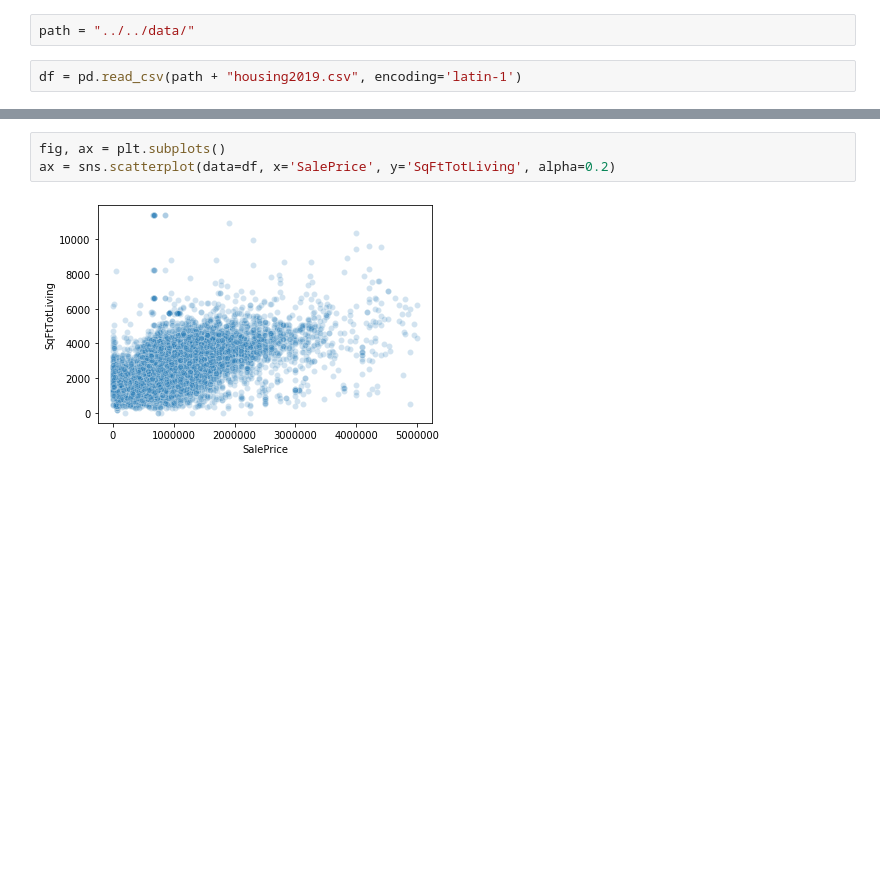
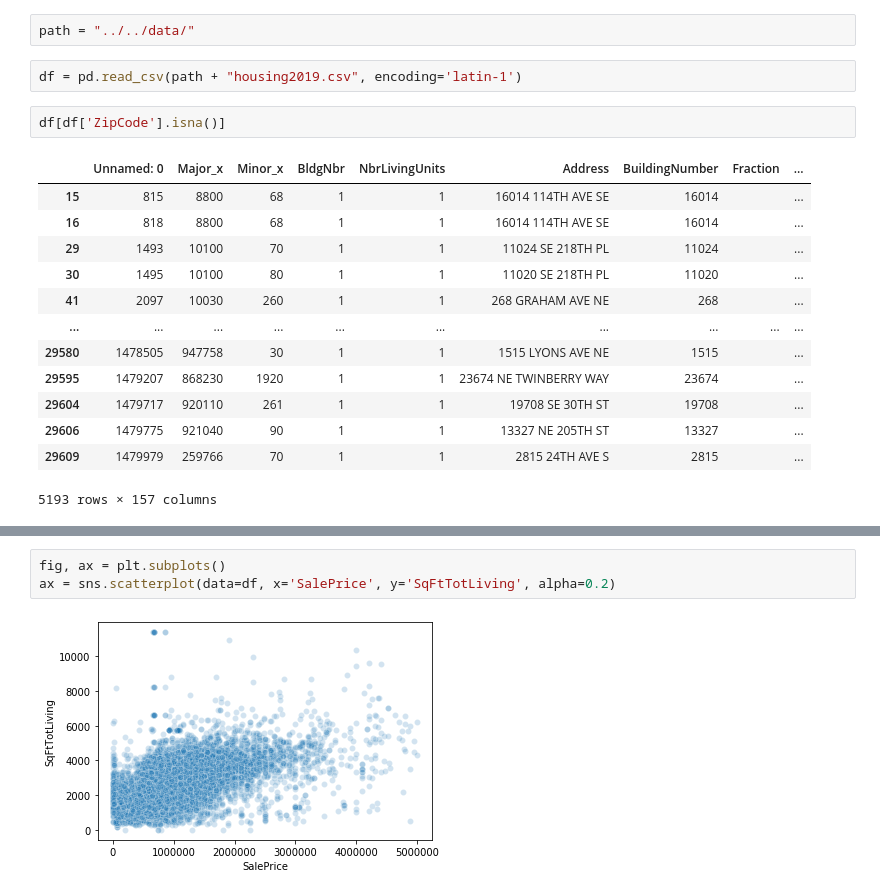
Before and after one commit to sam-thurman/king_county_housing, a Jupyter notebook: notebooks/exploratory/calvin_explore-Copy2.ipynb, the cells around one changed output, grey strips where cells are left out. Cells and saved outputs as stored; diff of their text form; blank space fills up the shorter version.

```diff
--- a/notebooks/exploratory/calvin_explore-Copy2.ipynb
+++ b/notebooks/exploratory/calvin_explore-Copy2.ipynb
@@ -13,4 +99,20 @@ from statsmodels.stats.outliers_influence import variance_inflation_factor
 path = "../../data/"
 # %%
 df = pd.read_csv(path + "housing2019.csv", encoding='latin-1')
+# %%
+df[df['ZipCode'].isna()]
+# %% [output]
+|  | Unnamed: 0 | Major_x | Minor_x | BldgNbr | NbrLivingUnits | Address | BuildingNumber | Fraction | ... |
+| 15 | 815 | 8800 | 68 | 1 | 1 | 16014 114TH AVE SE | 16014 |  | ... |
+| 16 | 818 | 8800 | 68 | 1 | 1 | 16014 114TH AVE SE | 16014 |  | ... |
+| 29 | 1493 | 10100 | 70 | 1 | 1 | 11024 SE 218TH PL | 11024 |  | ... |
+| 30 | 1495 | 10100 | 80 | 1 | 1 | 11020 SE 218TH PL | 11020 |  | ... |
+| 41 | 2097 | 10030 | 260 | 1 | 1 | 268 GRAHAM AVE NE | 268 |  | ... |
+| ... | ... | ... | ... | ... | ... | ... | ... | ... | ... |
+| 29580 | 1478505 | 947758 | 30 | 1 | 1 | 1515 LYONS AVE NE | 1515 |  | ... |
+| 29595 | 1479207 | 868230 | 1920 | 1 | 1 | 23674 NE TWINBERRY WAY | 23674 |  | ... |
+| 29604 | 1479717 | 920110 | 261 | 1 | 1 | 19708 SE 30TH ST | 19708 |  | ... |
+| 29606 | 1479775 | 921040 | 90 | 1 | 1 | 13327 NE 205TH ST | 13327 |  | ... |
+| 29609 | 1479979 | 259766 | 70 | 1 | 1 | 2815 24TH AVE S | 2815 |  | ... |
+5193 rows × 157 columns
 # %%
```
Also changed, not shown: parts of 25 cells of this notebook, 7 other files.
